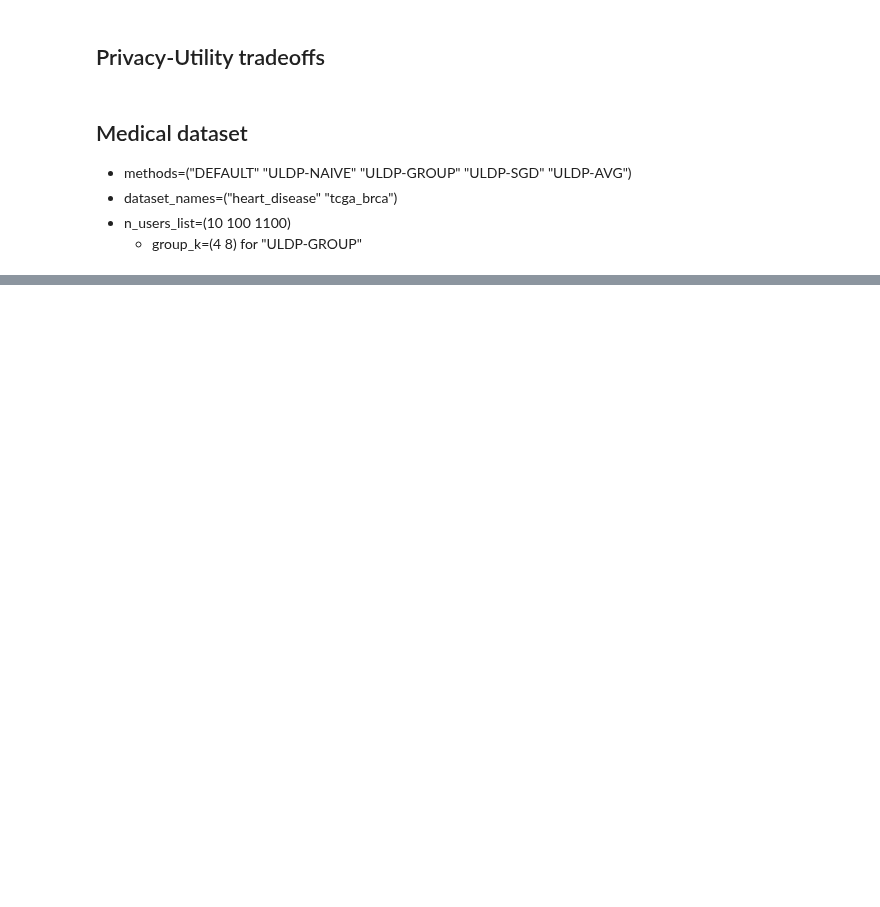
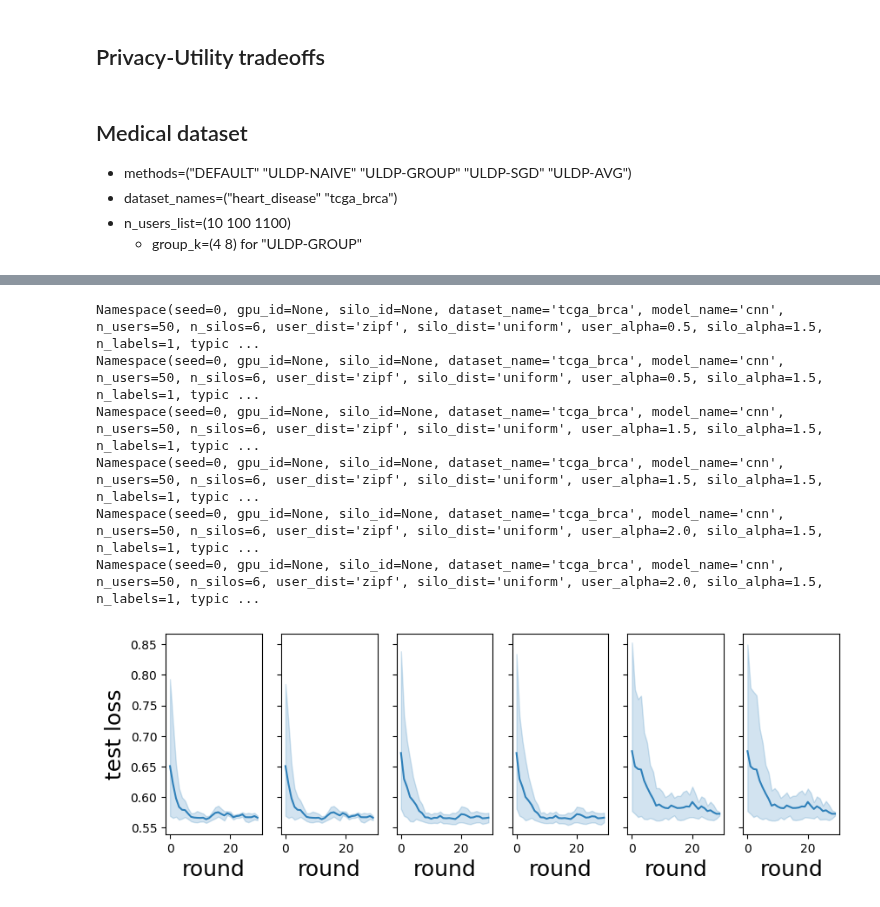
Before and after one commit to FumiyukiKato/uldp-fl, a Jupyter notebook: exp/exp_results.ipynb, the cells around one changed output, grey strips where cells are left out. Cells and saved outputs as stored; diff of their text form; code cells hidden in the pictures; blank space fills up the shorter version.

```diff
--- a/exp/exp_results.ipynb
+++ b/exp/exp_results.ipynb
@@ -626,0 +678,19 @@ for dataset_name in dataset_names_med:
+# %%
+file_paths = [
+    "/Users/fumiyuki/research/AcSilo/acsilo/exp/results/6bb2725ecc/sim-20230709182659-results.json",
+    "/Users/fumiyuki/research/AcSilo/acsilo/exp/results/0279e358e3/sim-20230709195340-results.json",
+    "/Users/fumiyuki/research/AcSilo/acsilo/exp/results/f5ce81d59c/sim-20230709184313-results.json",
+    "/Users/fumiyuki/research/AcSilo/acsilo/exp/results/68687c1686/sim-20230709203541-results.json",
+    "/Users/fumiyuki/research/AcSilo/acsilo/exp/results/106c2af91b/sim-20230709201520-results.json",
+    "/Users/fumiyuki/research/AcSilo/acsilo/exp/results/034bc520b7/sim-20230709193705-results.json",
+]
+
+plot_multiple_losses(file_paths)
+# %% [output]
+Namespace(seed=0, gpu_id=None, silo_id=None, dataset_name='tcga_brca', model_name='cnn', n_users=50, n_silos=6, user_dist='zipf', silo_dist='uniform', user_alpha=0.5, silo_alpha=1.5, n_labels=1, typic ...
+Namespace(seed=0, gpu_id=None, silo_id=None, dataset_name='tcga_brca', model_name='cnn', n_users=50, n_silos=6, user_dist='zipf', silo_dist='uniform', user_alpha=0.5, silo_alpha=1.5, n_labels=1, typic ...
+Namespace(seed=0, gpu_id=None, silo_id=None, dataset_name='tcga_brca', model_name='cnn', n_users=50, n_silos=6, user_dist='zipf', silo_dist='uniform', user_alpha=1.5, silo_alpha=1.5, n_labels=1, typic ...
+Namespace(seed=0, gpu_id=None, silo_id=None, dataset_name='tcga_brca', model_name='cnn', n_users=50, n_silos=6, user_dist='zipf', silo_dist='uniform', user_alpha=1.5, silo_alpha=1.5, n_labels=1, typic ...
+Namespace(seed=0, gpu_id=None, silo_id=None, dataset_name='tcga_brca', model_name='cnn', n_users=50, n_silos=6, user_dist='zipf', silo_dist='uniform', user_alpha=2.0, silo_alpha=1.5, n_labels=1, typic ...
+Namespace(seed=0, gpu_id=None, silo_id=None, dataset_name='tcga_brca', model_name='cnn', n_users=50, n_silos=6, user_dist='zipf', silo_dist='uniform', user_alpha=2.0, silo_alpha=1.5, n_labels=1, typic ...
+[figure, added]
```
Also changed, not shown: parts of 6 cells of this notebook, 18 other files.
